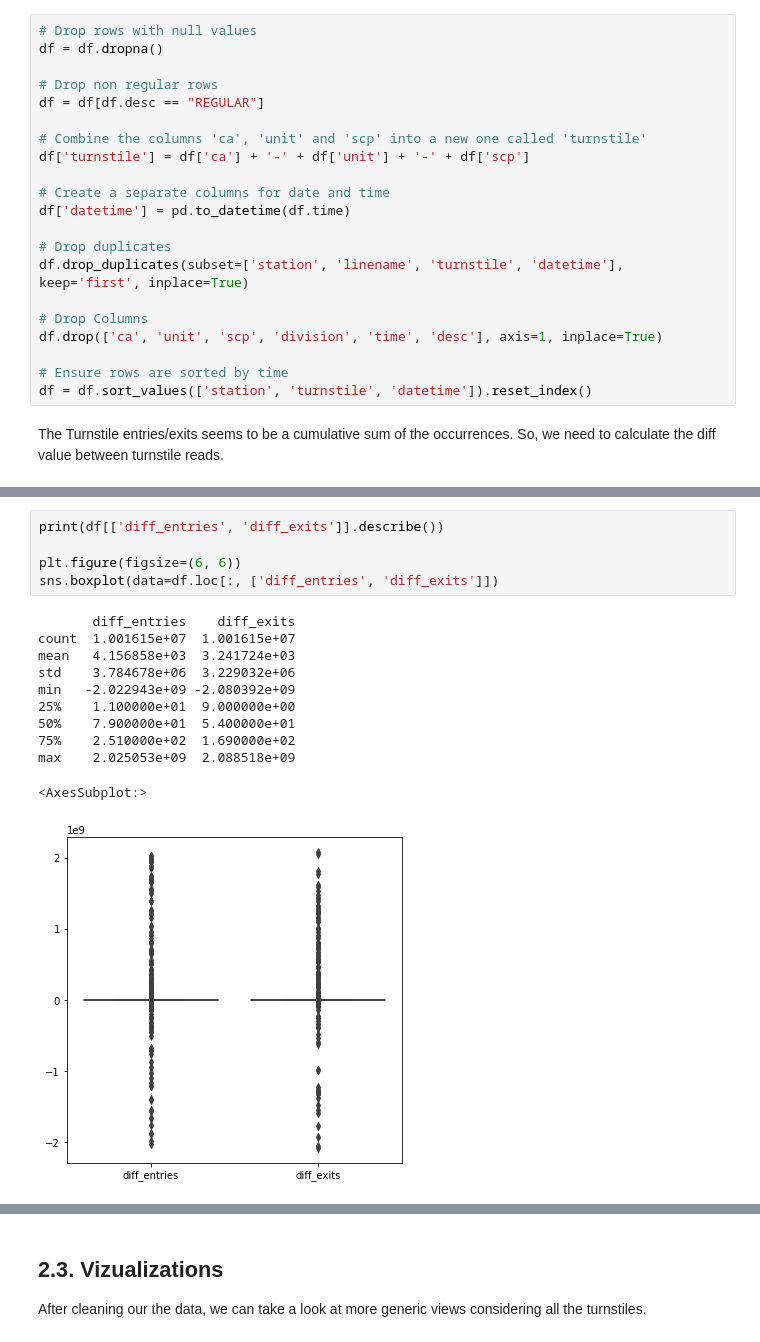
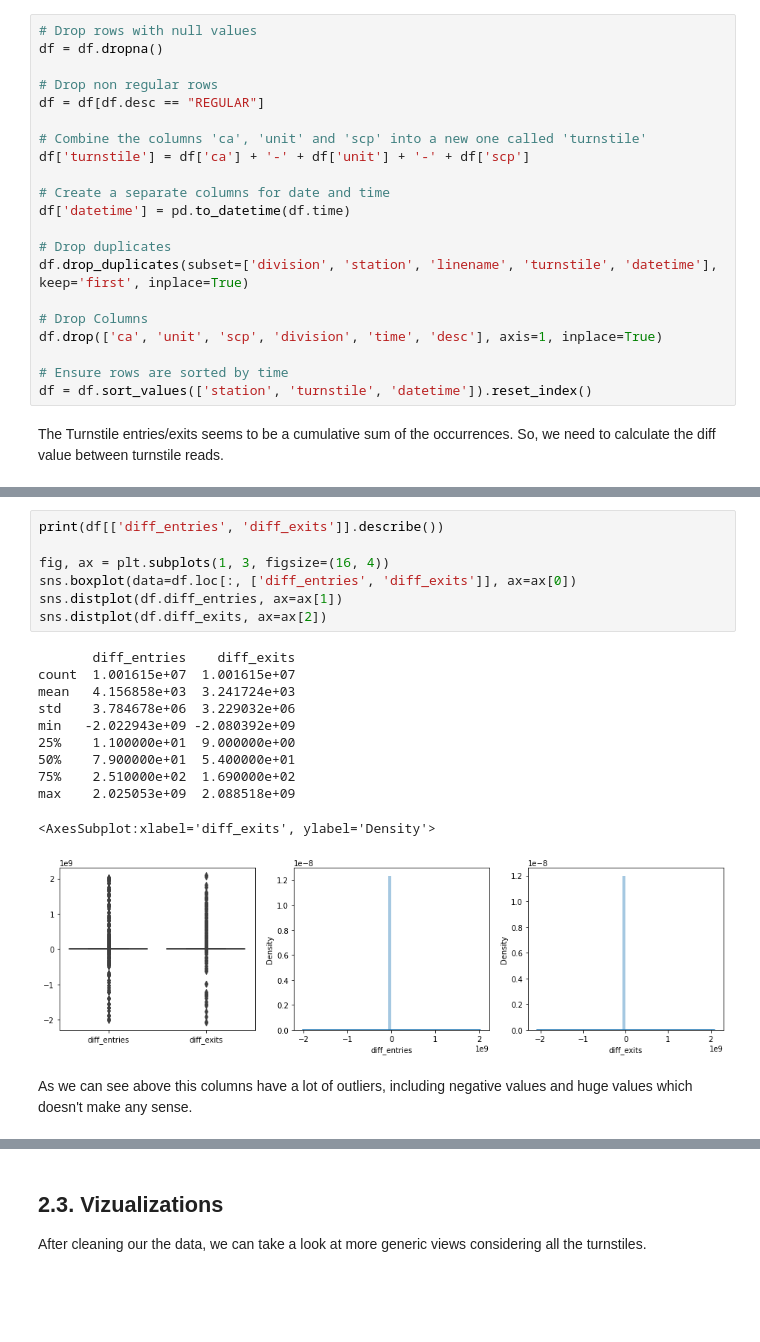
Before and after one commit to esgario/nyc-metro-forecasting, a Jupyter notebook: 1_exploratory_data_analysis.ipynb, the cells around one changed output, grey strips where cells are left out. Cells and saved outputs as stored; diff of their text form; blank space fills up the shorter version.

```diff
--- a/1_exploratory_data_analysis.ipynb
+++ b/1_exploratory_data_analysis.ipynb
@@ -91,7 +100,7 @@ df['turnstile'] = df['ca'] + '-' + df['unit'] + '-' + df['scp']
 df['datetime'] = pd.to_datetime(df.time)
 
 # Drop duplicates
-df.drop_duplicates(subset=['station', 'linename', 'turnstile', 'datetime'], keep='first', inplace=True)
+df.drop_duplicates(subset=['division', 'station', 'linename', 'turnstile', 'datetime'], keep='first', inplace=True)
 
 # Drop Columns
 df.drop(['ca', 'unit', 'scp', 'division', 'time', 'desc'], axis=1, inplace=True)
@@ -121,20 +128,24 @@ As we can see below this columns have a lot of outliers, including negative valu
 # %%
 print(df[['diff_entries', 'diff_exits']].describe())
 
-plt.figure(figsize=(6, 6))
-sns.boxplot(data=df.loc[:, ['diff_entries', 'diff_exits']])
+fig, ax = plt.subplots(1, 3, figsize=(16, 4))
+sns.boxplot(data=df.loc[:, ['diff_entries', 'diff_exits']], ax=ax[0])
+sns.distplot(df.diff_entries, ax=ax[1])
+sns.distplot(df.diff_exits, ax=ax[2])
 # %% [output]
        diff_entries    diff_exits
 count  1.001615e+07  1.001615e+07
 mean   4.156858e+03  3.241724e+03
 std    3.784678e+06  3.229032e+06
 min   -2.022943e+09 -2.080392e+09
 25%    1.100000e+01  9.000000e+00
 50%    7.900000e+01  5.400000e+01
 75%    2.510000e+02  1.690000e+02
 max    2.025053e+09  2.088518e+09
-<AxesSubplot:>
+<AxesSubplot:xlabel='diff_exits', ylabel='Density'>
-[figure, old version]
+[figure, new version]
+# %% [markdown]
+As we can see above this columns have a lot of outliers, including negative values and huge values which doesn't make any sense.
 # %% [markdown]
 ## 2.2. Removing outliers <a class="anchor" id="removing-outliers"></a>
 
```
Also changed, not shown: parts of 36 cells of this notebook.
